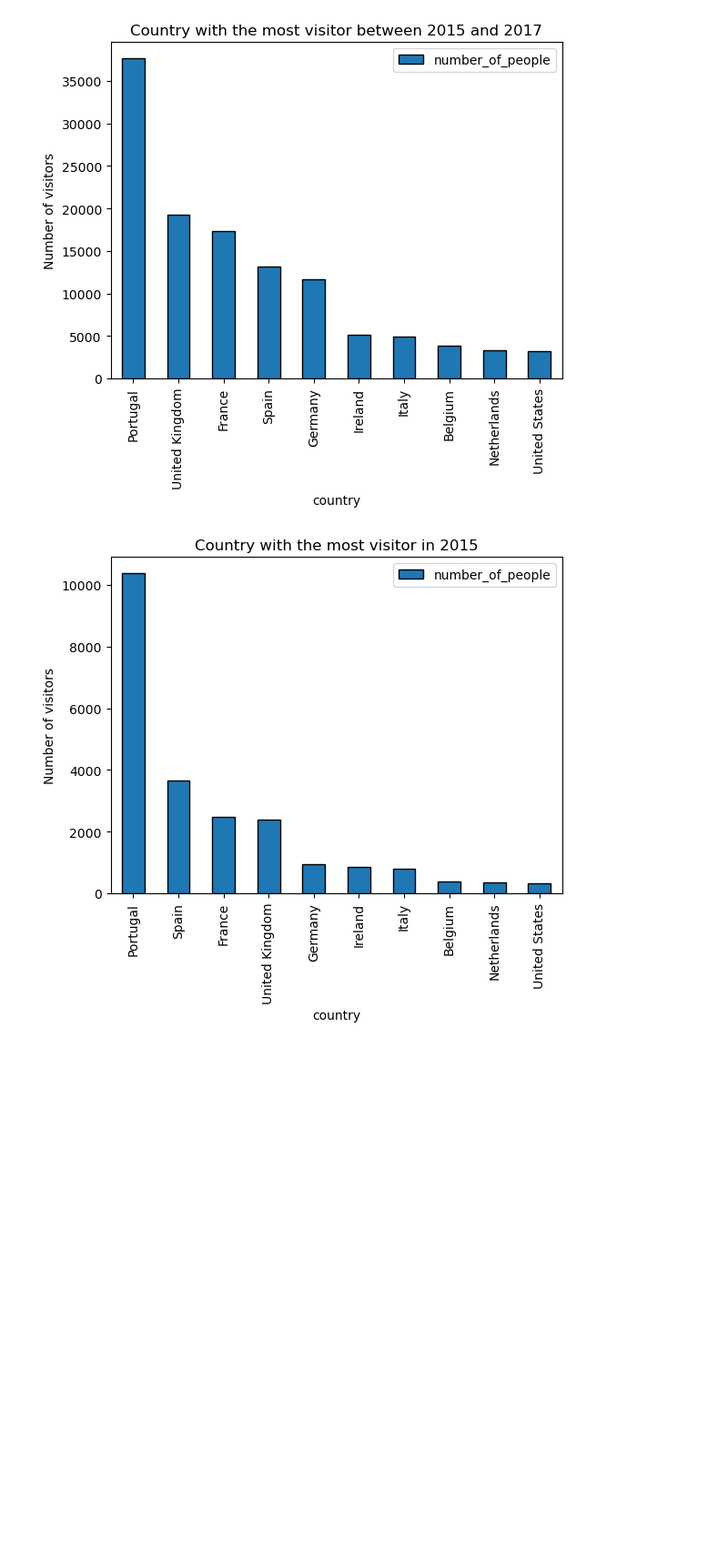
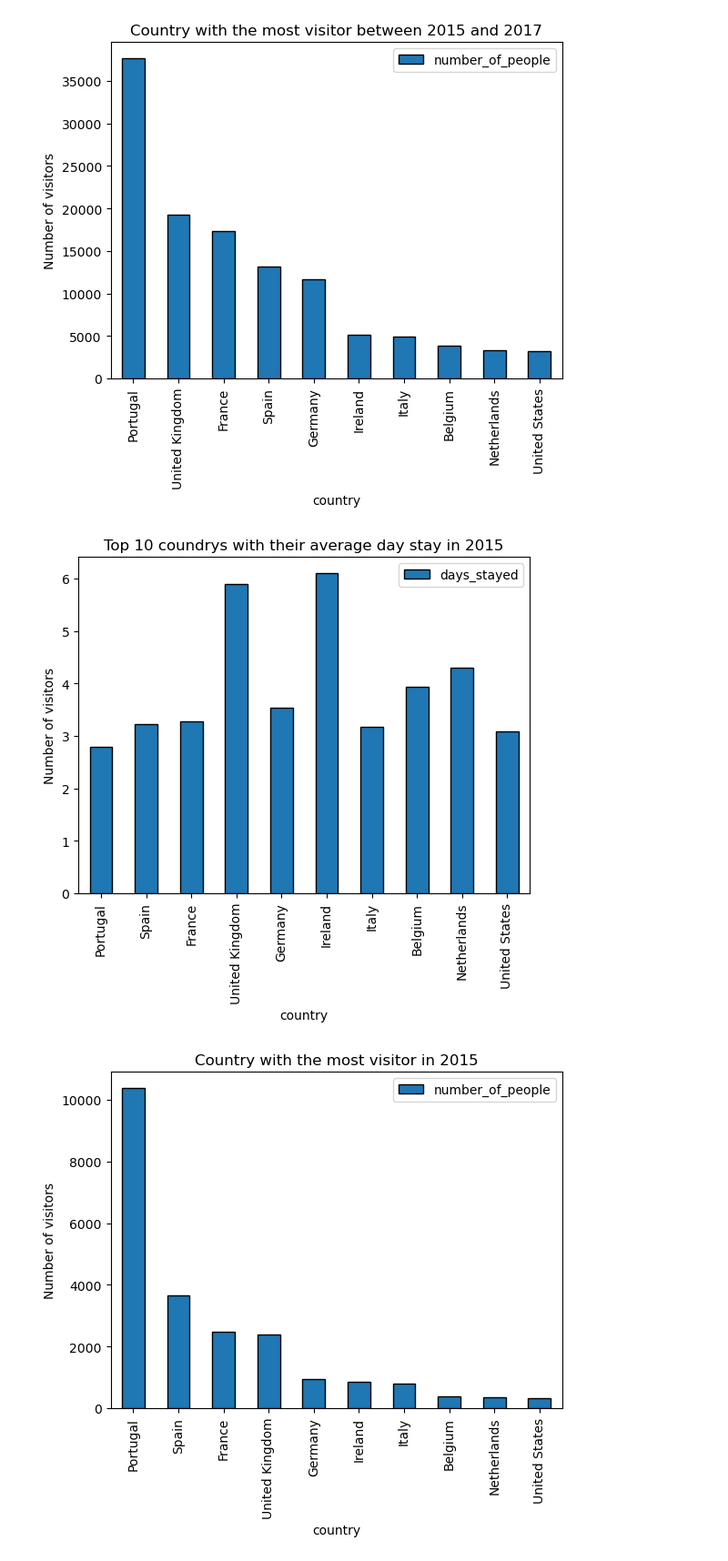
Before and after one commit to Kathyvng/Project1_Group6, a Jupyter notebook: Miguel_Analysis/clean_it.ipynb, the cells around one changed output. Shown: that part at 91% size. Saved outputs shown, nothing was run; the diff lists cells and outputs as text; code cells hidden in the pictures; blank space fills up the shorter version.

```diff
--- a/Miguel_Analysis/clean_it.ipynb
+++ b/Miguel_Analysis/clean_it.ipynb
@@ -463,6 +487,15 @@ plt.savefig("../Images/fig1_MS_top10_2015_2017", bbox_inches="tight")
 plt.show()
 # %% [output]
 [figure]
+# %%
+top_10_2015.plot.bar(x="country",y="days_stayed", title= "Top 10 coundrys with their average day stay in 2015", ylabel= "Number of visitors", ec="black")
+
+# Save the figure
+plt.savefig("../Images/fig1_MS_top10_daystay_2015", bbox_inches="tight")
+
+plt.show()
+# %% [output]
+[figure, added]
 # %%
 
 top_10_2015.plot.bar(x="country",y="number_of_people", title= "Country with the most visitor in 2015",ylabel= "Number of visitors",ec="black")
```
Also changed, not shown: parts of 23 cells of this notebook, 12 other files.
